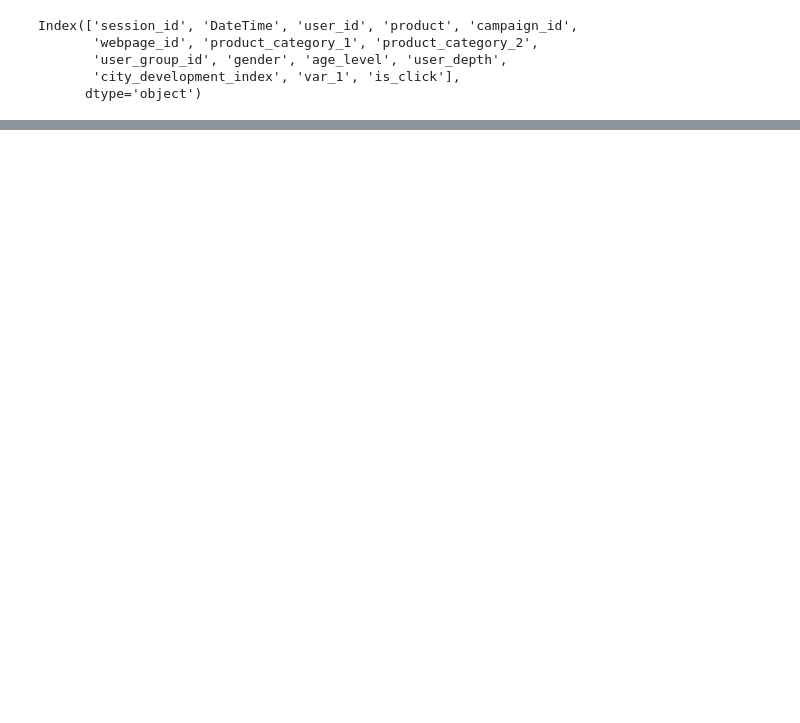
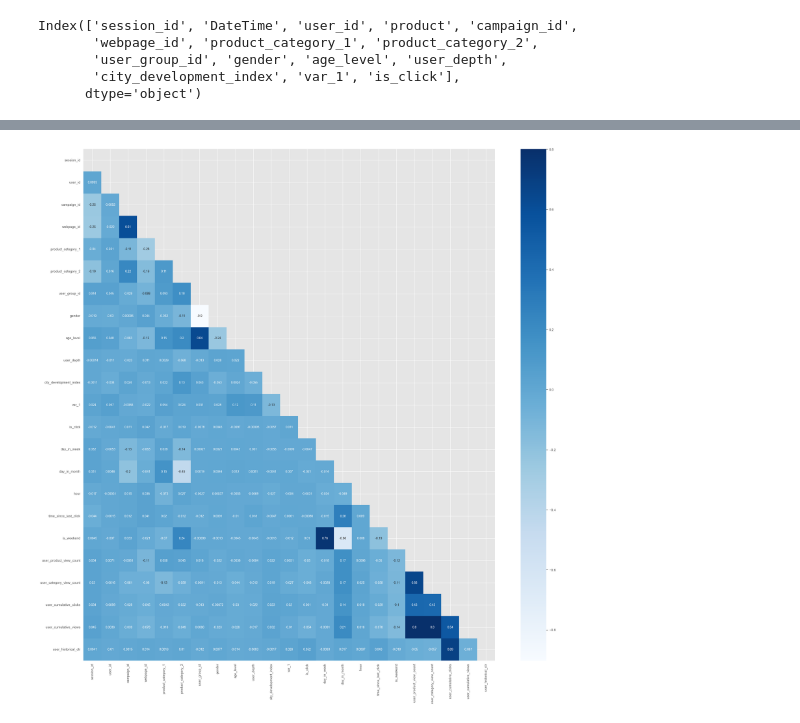
Before and after one commit to ManishDiddi/Scaler-AI-ML, a Jupyter notebook: Machine Learning/Supervised/Classification Project Ad Click/ad_click.ipynb, the cells around one changed output, grey strips where cells are left out. Cells and saved outputs as stored; diff of their text form; code cells hidden in the pictures; blank space fills up the shorter version.

```diff
--- a/Machine Learning/Supervised/Classification Project Ad Click/ad_click.ipynb
+++ b/Machine Learning/Supervised/Classification Project Ad Click/ad_click.ipynb
@@ -101,0 +94,3 @@ Name: count, dtype: int64
+# %%
+for col in df.columns:
+    print(col,": ",df[col].nunique())
@@ -101,0 +140,23 @@ Name: count, dtype: int64
+# %%
+def extract_features_from_datetime(data, col):
+    def get_time_of_day(hour):
+        if 6 <= hour <= 11:
+            return 'morning'
+        elif 12 <= hour <= 17:
+            return 'afternoon'
+        elif 18 <= hour <= 21:
+            return 'evening'
+        else:
+            return 'night'
+
+    data[col] = pd.to_datetime(data[col])
+    data['day_in_week'] = data[col].dt.dayofweek
+    data['day_in_month'] = data[col].dt.day
+    data['month'] = data[col].dt.month
+    data['hour'] = data[col].dt.hour
+    data['time_of_day'] = data['hour'].apply(get_time_of_day)
+    return data
+
+df = extract_features_from_datetime(df, 'DateTime')
+# %%
+df['gender'] = df['gender'].map({'Female':0,'Male':1})
@@ -101,0 +276,10 @@ Name: count, dtype: int64
+# %%
+df.drop('month',axis=1,inplace=True)
+# %%
+corr_mat = df.corr(numeric_only=True)
+plt.figure(figsize=(30, 30))
+mask = np.zeros_like(corr_mat)
+mask[np.triu_indices_from(mask)] = True
+corr_heatmap=sns.heatmap(df.corr(numeric_only=True), cmap="Blues", annot=True, mask=mask)
+# %% [output]
+[figure, added]
```
Also changed, not shown: parts of 90 cells of this notebook, 22 other files.
